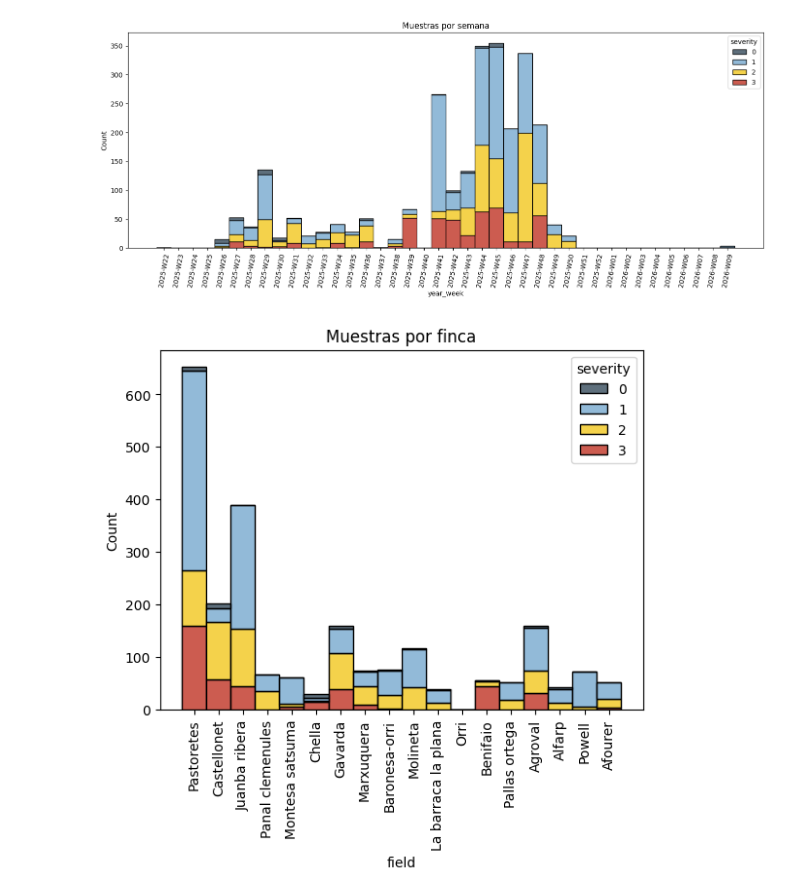
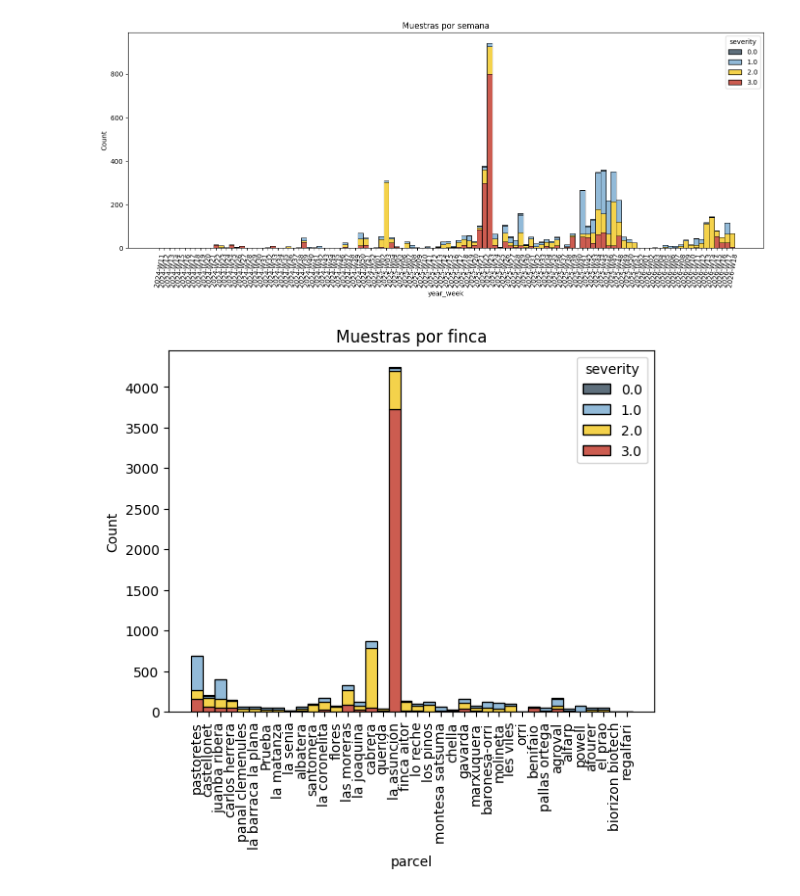
Before and after one commit to weitecit/SIGCore, a Jupyter notebook: src/notebooks/samplers_kpi.ipynb, the cells around one changed output. Drawn from its saved outputs; the diff is of its cells as text; code cells hidden in the pictures.

```diff
--- a/src/notebooks/samplers_kpi.ipynb
+++ b/src/notebooks/samplers_kpi.ipynb
@@ -1,17 +1,18 @@
 # %%
 import geopandas as gpd
 from pathlib import Path
+import mongo_api as mapi
 
-join_datasets = False
+join_datasets = True
 excluded_samplers = ['probensing', 'dani', 'portatil', 'pablosanz']
 
-points_gdf = gpd.read_file(r"C:\Users\dani\QField\cloud\Weitec__Muestreo_SMT\Marcas.gpkg").to_crs("EPSG:32630")
-area_gdf = gpd.read_file(r"C:\Users\dani\QField\cloud\Weitec__Muestreo_SMT\Marcas_area.gpkg").to_crs(points_gdf.crs)
-parcelario_gdf = gpd.read_file(r"C:\Users\dani\QField\cloud\Weitec__Muestreo_Compartido\Parcelario.geojson").to_crs(points_gdf.crs)
+points_gdf = gpd.read_file(r"C:\Users\danie\QField\cloud\Weitec__Muestreo_SMT\Marcas.gpkg").to_crs("EPSG:32630")
+area_gdf = gpd.read_file(r"C:\Users\danie\QField\cloud\Weitec__Muestreo_SMT\Marcas_area.gpkg").to_crs(points_gdf.crs)
+parcelario_gdf = mapi.get_parcelario(only_operating=False).to_crs(points_gdf.crs)
 
 if join_datasets:
-    points_intern_gdf =  gpd.read_file(r"C:\Users\dani\QField\cloud\Weitec__Muestreo_Compartido\Marcas.gpkg").to_crs(points_gdf.crs)
-    area_intern_gdf = gpd.read_file(r"C:\Users\dani\QField\cloud\Weitec__Muestreo_Compartido\Marcas_area.gpkg").to_crs(points_gdf.crs)
+    points_intern_gdf =  gpd.read_file(r"C:\Users\danie\QField\cloud\Weitec__Muestreo_Compartido\Marcas.gpkg").to_crs(points_gdf.crs)
+    area_intern_gdf = gpd.read_file(r"C:\Users\danie\QField\cloud\Weitec__Muestreo_Compartido\Marcas_area.gpkg").to_crs(points_gdf.crs)
 
 
-out_folder = Path(r"C:\Users\dani\Downloads")
+out_folder = Path(r"C:\Users\danie\Downloads")
@@ -98,16 +102,16 @@ plt.title("Muestras por semana")
 plt.tight_layout()
 plt.savefig(out_folder/'date.png')
 # %% [output]
-[figure, old version]
+[figure, new version]
 # %%
 puntos_poligonos_gdf = gpd.sjoin(gdf, parcelario_gdf, how="left").reset_index(drop=True)
 
-ax = sns.histplot(x='field', hue='severity', weights='n_samples', data=puntos_poligonos_gdf, multiple='stack', palette=palette)
+ax = sns.histplot(x='parcel', hue='severity', weights='n_samples', data=puntos_poligonos_gdf, multiple='stack', palette=palette)
 plt.xticks(rotation=90)
 plt.title('Muestras por finca')
 plt.savefig(out_folder/'field.png', bbox_inches='tight')
 # %% [output]
-[figure, old version]
+[figure, new version]
 # %%
 ax = sns.histplot(x='title', hue='severity',weights='n_samples', data=gdf, multiple='stack', palette=palette)
 plt.xticks(rotation=90)
```
Also changed, not shown: parts of 9 cells of this notebook, 3 other files.
